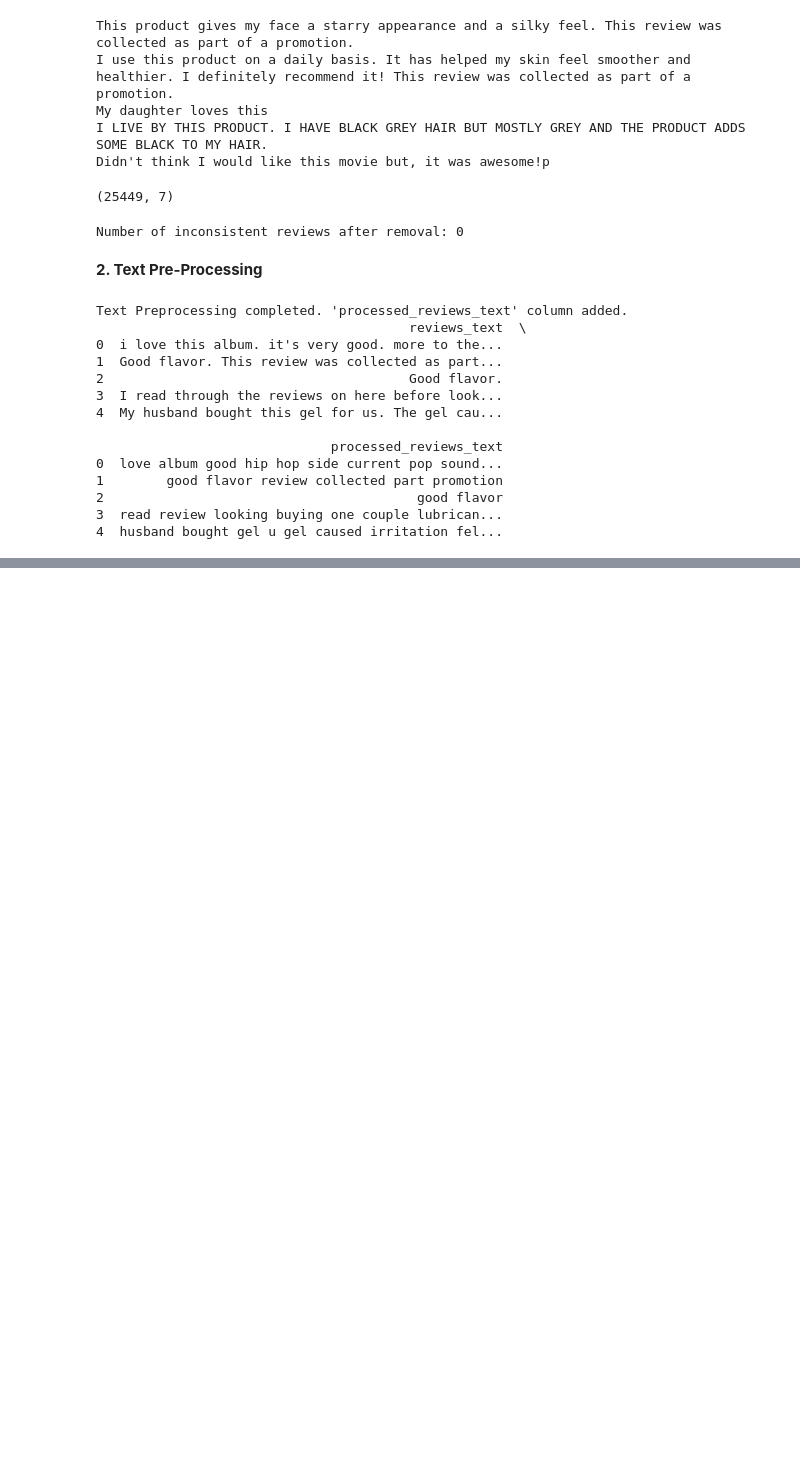
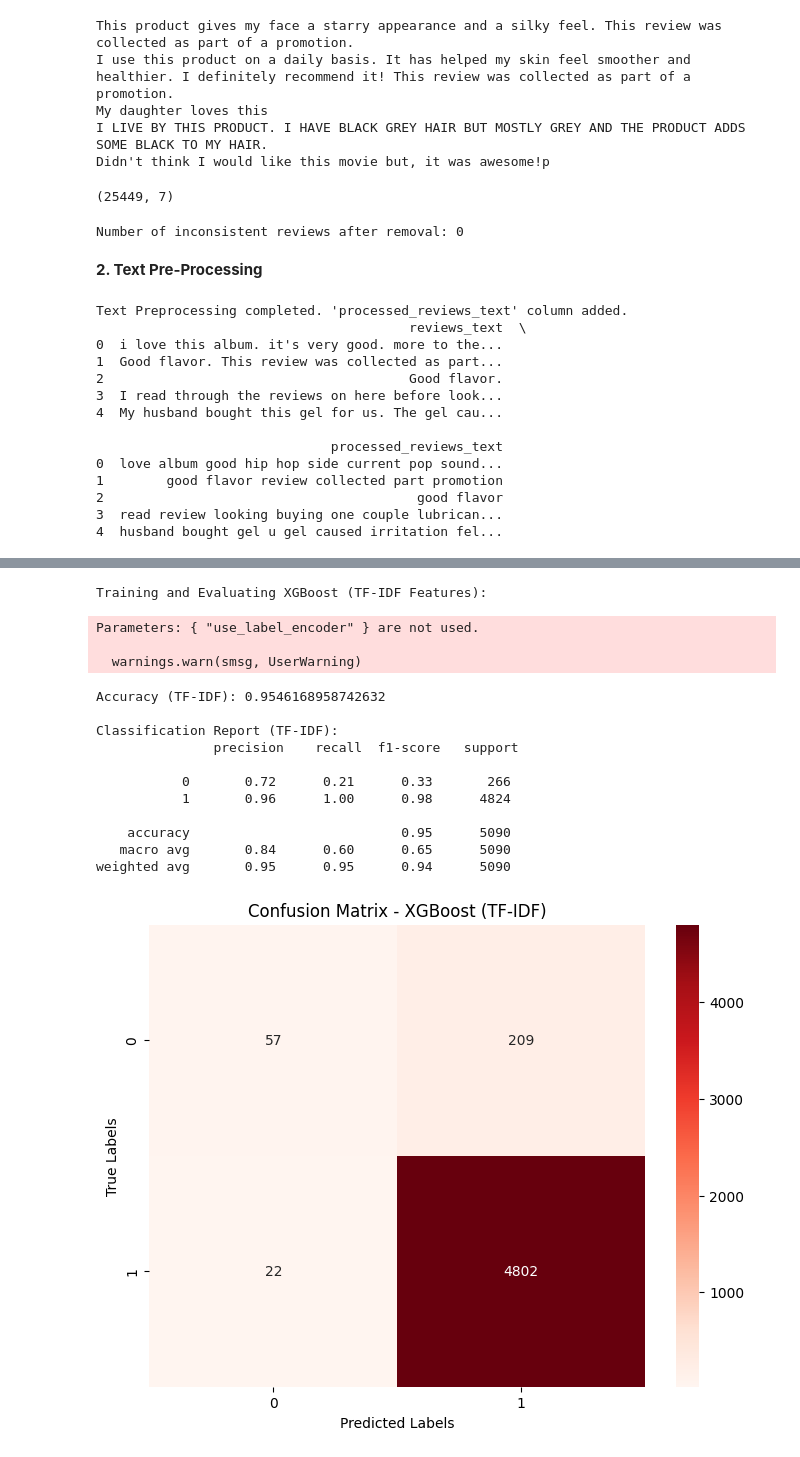
Before and after one commit to ayanmitra2021/GenAI_Capstone_Project, a Jupyter notebook: GenAI_Capstone_Project.ipynb, the cells around one changed output, grey strips where cells are left out. Saved outputs shown, nothing was run; the diff lists cells and outputs as text; code cells hidden in the pictures; blank space fills up the shorter version.

```diff
--- a/GenAI_Capstone_Project.ipynb
+++ b/GenAI_Capstone_Project.ipynb
@@ -388,0 +510,33 @@ extract_review_df.head()
+# %%
+# Train and Evaluate XGBoost (TF-IDF features)
+print("\nTraining and Evaluating XGBoost (TF-IDF Features):")
+xgb_tfidf = xgb.XGBClassifier(random_state=42, use_label_encoder=False, eval_metric='logloss', scale_pos_weight=1)
+xgb_tfidf.fit(X_train_tfidf, y_train)
+y_pred_xgb_tfidf = xgb_tfidf.predict(X_test_tfidf)
+
+print("Accuracy (TF-IDF):", accuracy_score(y_test, y_pred_xgb_tfidf))
+print("\nClassification Report (TF-IDF):\n", classification_report(y_test, y_pred_xgb_tfidf))
+cm_xgb_tfidf = confusion_matrix(y_test, y_pred_xgb_tfidf)
+plt.figure(figsize=(8, 6))
+sns.heatmap(cm_xgb_tfidf, annot=True, fmt='d', cmap='Reds')
+plt.xlabel('Predicted Labels')
+plt.ylabel('True Labels')
+plt.title('Confusion Matrix - XGBoost (TF-IDF)')
+plt.show()
+# %% [output]
+Training and Evaluating XGBoost (TF-IDF Features):
+Parameters: { "use_label_encoder" } are not used.
+
+  warnings.warn(smsg, UserWarning)
+Accuracy (TF-IDF): 0.9546168958742632
+
+Classification Report (TF-IDF):
+               precision    recall  f1-score   support
+
+           0       0.72      0.21      0.33       266
+           1       0.96      1.00      0.98      4824
+
+    accuracy                           0.95      5090
+   macro avg       0.84      0.60      0.65      5090
+weighted avg       0.95      0.95      0.94      5090
+[figure, added]
```
Also changed, not shown: parts of 11 cells of this notebook.
